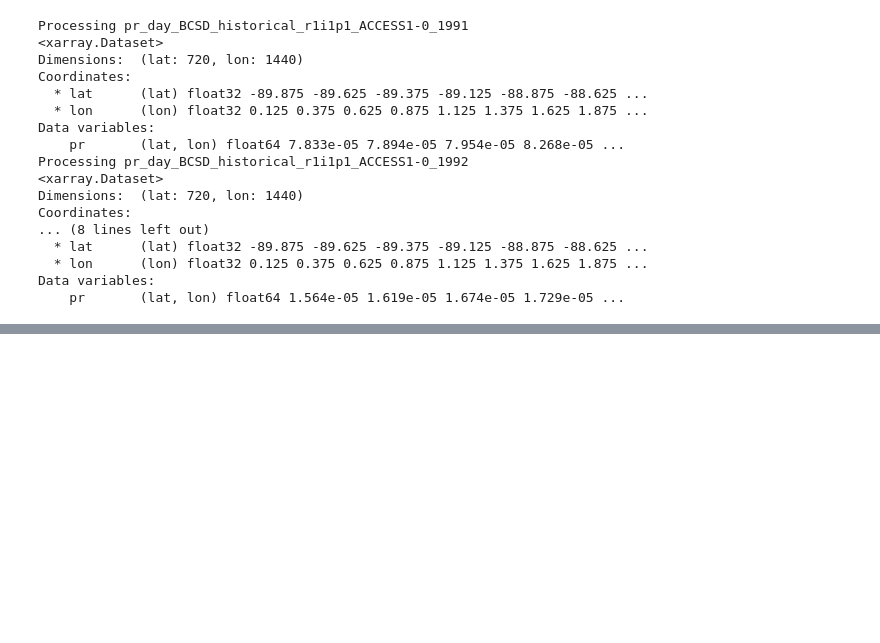
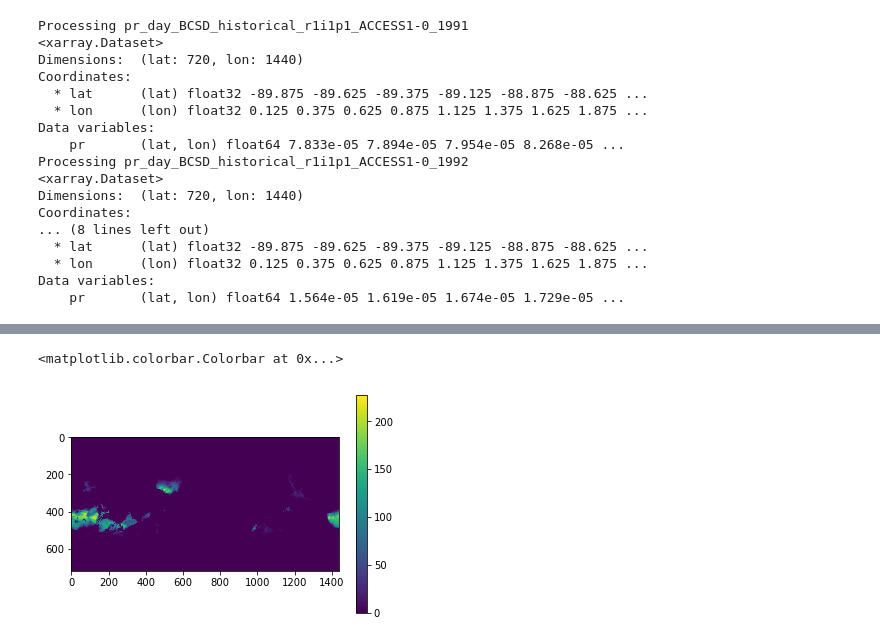
Before and after one commit to EnriqueCornejo/rasdatools, a Jupyter notebook: work/NEX GDDP data prep.ipynb, the cells around one changed output, grey strips where cells are left out. Drawn from its saved outputs; the diff is of its cells as text; code cells hidden in the pictures; blank space fills up the shorter version.

```diff
--- a/work/NEX GDDP data prep.ipynb
+++ b/work/NEX GDDP data prep.ipynb
@@ -139,0 +158,12 @@ Processing pr_day_BCSD_historical_r1i1p1_ACCESS1-0_1992
+# %%
+def tmax100F(scenario, model, year, **kwargs):
+    dataset = get_file("tasmax", scenario, model, year, prefix = kwargs.get('prefix'))
+    data_array = dataset.to_array()
+    result = np.apply_along_axis(lambda x: (x > 310.928).sum(), 1, data_array)
+    return result
+
+plt.imshow(np.squeeze(tmax100F("historical", "ACCESS1-0", "1950", prefix=prefix)))
+plt.colorbar()
+# %% [output]
+<matplotlib.colorbar.Colorbar at 0x...>
+[figure, added]
```
Also changed, not shown: parts of 8 cells of this notebook.
